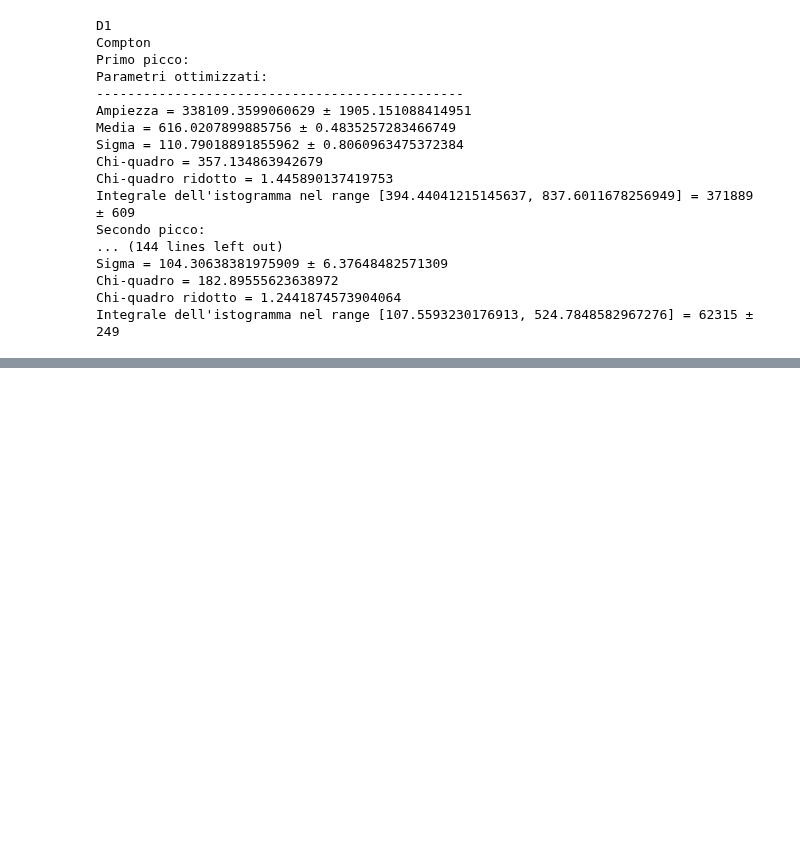
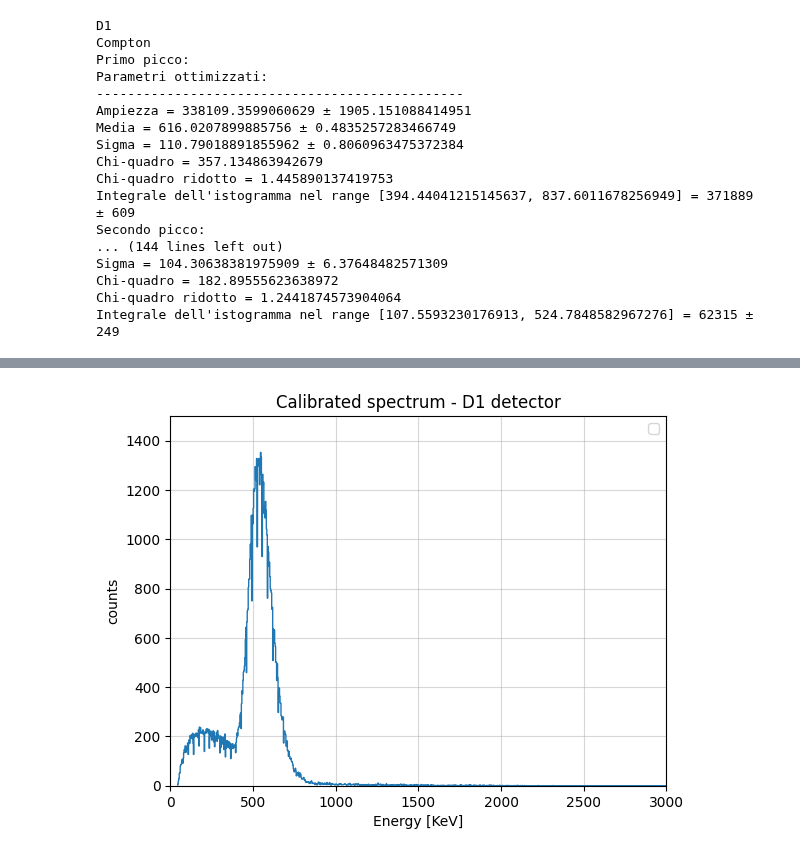
Before and after one commit to b3n3d3tt4/imaging, a Jupyter notebook: analisi.ipynb, the cells around one changed output, grey strips where cells are left out. Saved outputs shown, nothing was run; the diff lists cells and outputs as text; code cells hidden in the pictures; blank space fills up the shorter version.

```diff
--- a/analisi.ipynb
+++ b/analisi.ipynb
@@ -129,0 +183,16 @@ Non ha senso calcolare il chi2 ridotto
+# %%
+piombo_d1 = uproot.open('data_imaging\\group23_30min_lead_21000+22000+22000forward\\RAW\\DataR_CH0@DT5720B_781_group23_30min_lead_21000+22000+22000forward.root')
+# %%
+pb_d1 = np.asarray(piombo_d1['Data_R;1']['Energy'].array())
+pb_d1_calib = pb_d1*calibrazioneD1[0]+calibrazioneD1[1]
+plt.hist(pb_d1_calib, bins=int(pb_d1_calib.max()/3), histtype='step')
+plt.title(r'Calibrated spectrum - D1 detector')
+plt.xlabel('Energy [KeV]')
+plt.ylabel('counts')
+plt.ylim(0, 1500)
+plt.xlim(0, 3000)
+plt.grid(alpha=0.5)
+plt.legend()
+plt.show()
+# %% [output]
+[figure, added]
```
Also changed, not shown: parts of 4 cells of this notebook.
